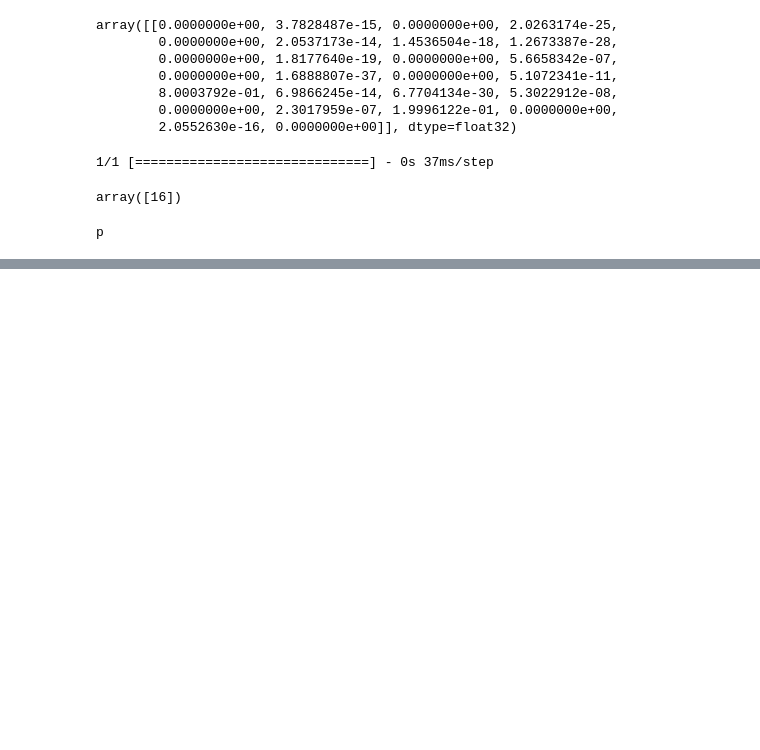
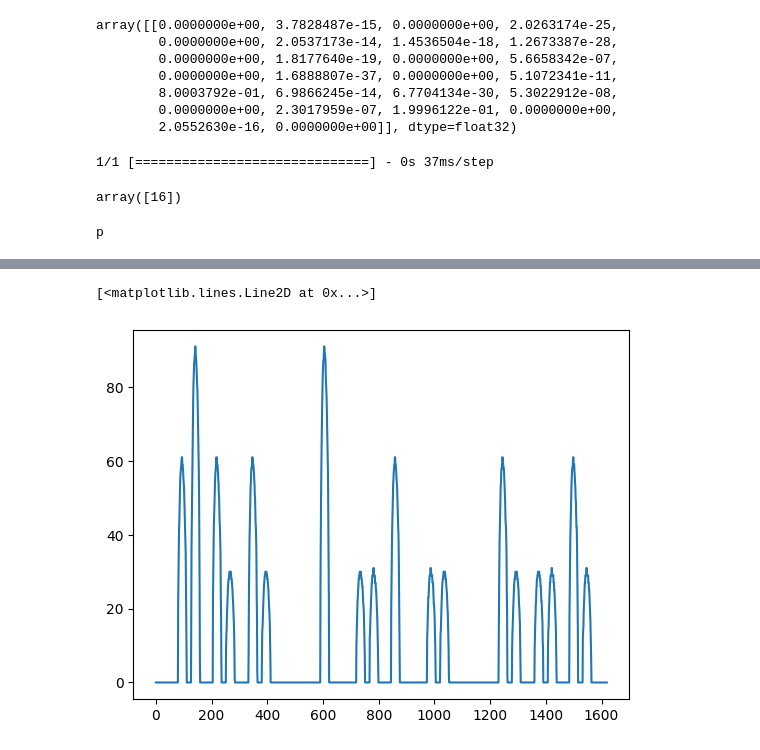
Before and after one commit to Hriday1001/Braille_Character_Recognition, a Jupyter notebook: BrailleOpenCV_character.ipynb, the cells around one changed output, grey strips where cells are left out. Saved outputs shown, nothing was run; the diff lists cells and outputs as text; code cells hidden in the pictures; blank space fills up the shorter version.

```diff
--- a/BrailleOpenCV_character.ipynb
+++ b/BrailleOpenCV_character.ipynb
@@ -163,0 +210,7 @@ p
+# %%
+from histograms import histograms
+hist = cv2.reduce(thresh_inv.T,1,cv2.REDUCE_AVG).reshape(-1)
+plt.plot(hist)
+# %% [output]
+[<matplotlib.lines.Line2D at 0x...>]
+[figure, added]
```
Also changed, not shown: parts of 19 cells of this notebook.
